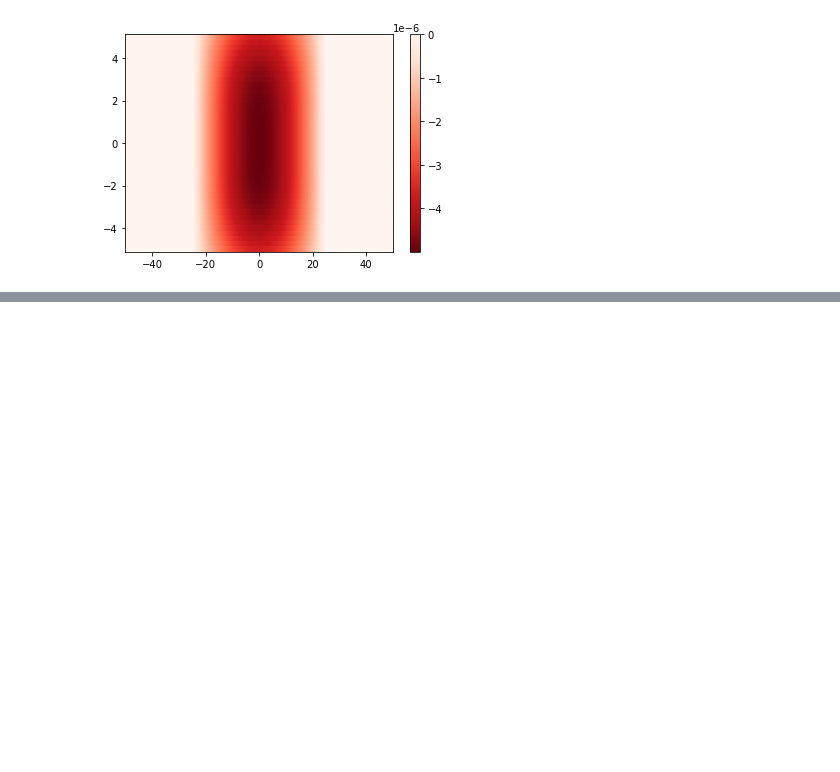
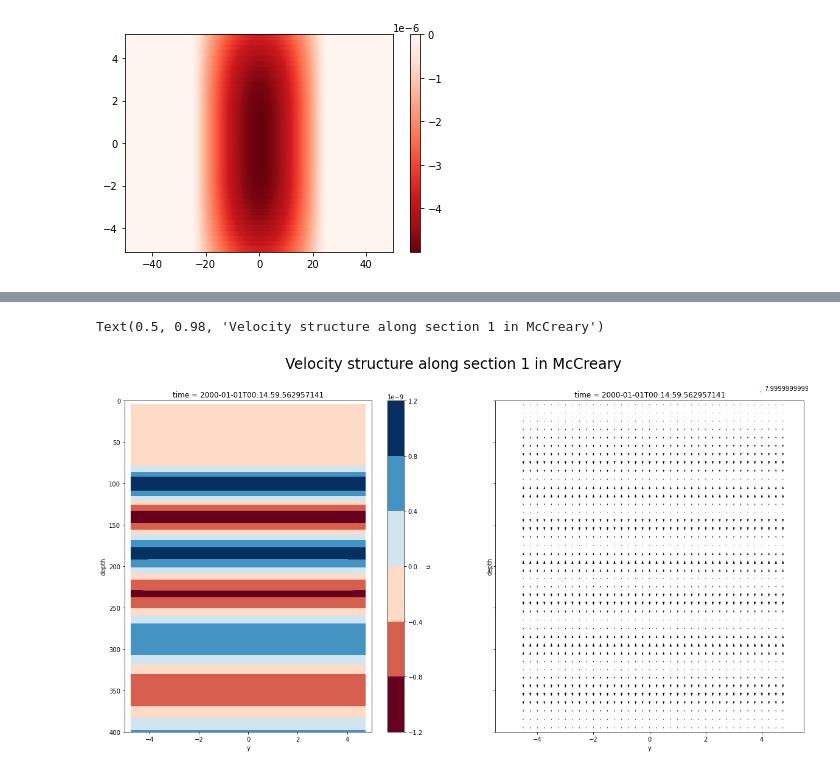
Before and after one commit to vopikamm/multimode-model, a Jupyter notebook: examples/McCreary/McCreary.ipynb, the cells around one changed output, grey strips where cells are left out. Cells and saved outputs as stored; diff of their text form; code cells hidden in the pictures; blank space fills up the shorter version.

```diff
--- a/examples/McCreary/McCreary.ipynb
+++ b/examples/McCreary/McCreary.ipynb
@@ -183,0 +207,11 @@ Text(0.5, 1.02, 'u [m/s] at x = 0')
+# %%
+def lon_section_plot(ds: xr.Dataset, i: int):
+    fig, axs = plt.subplots(1, 2, sharey=True, figsize=(20,10))
+    ds.u.isel(i=i, time=-1).plot.contourf(x='y', y='depth', cmap='RdBu', yincrease=False, ylim = (400, 0), ax = axs[0])
+    ds.isel(i=i, time=-1).plot.quiver(x='y', y='depth', u='v', v='w', ax = axs[1]);
+# %%
+lon_section_plot(velocities, 40)
+plt.suptitle('Velocity structure along section 1 in McCreary', fontsize=24)
+# %% [output]
+Text(0.5, 0.98, 'Velocity structure along section 1 in McCreary')
+[figure, added]
```
Also changed, not shown: parts of 15 cells of this notebook, 1 other file.
